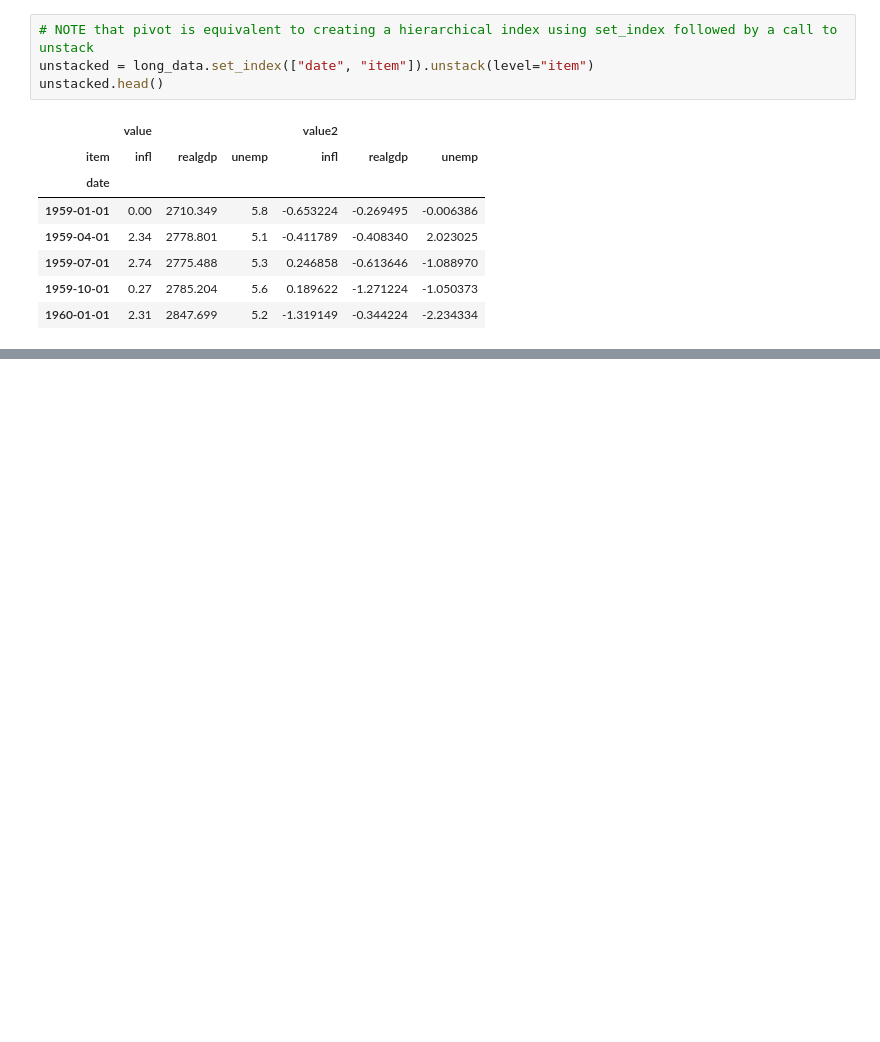
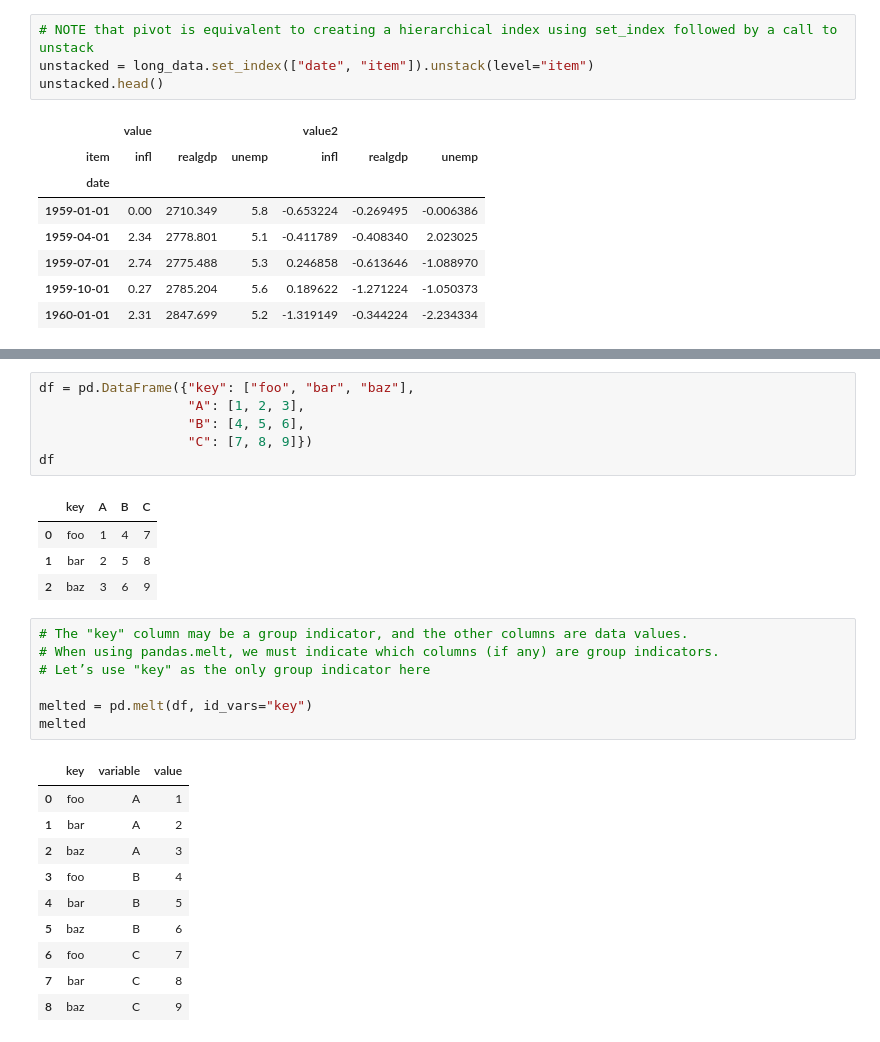
Before and after one commit to f-ckyou/pandas, a Jupyter notebook: pd-8/3_reshaping_and_pivoting.ipynb, the cells around one changed output, grey strips where cells are left out. Saved outputs shown, nothing was run; the diff lists cells and outputs as text; blank space fills up the shorter version.

Commit message:
melt is somehow easy

```diff
--- a/pd-8/3_reshaping_and_pivoting.ipynb
+++ b/pd-8/3_reshaping_and_pivoting.ipynb
@@ -319,0 +330,29 @@ unstacked.head()
+# %%
+df = pd.DataFrame({"key": ["foo", "bar", "baz"],
+                   "A": [1, 2, 3],
+                   "B": [4, 5, 6],
+                   "C": [7, 8, 9]})
+df
+# %% [output]
+|  | key | A | B | C |
+| 0 | foo | 1 | 4 | 7 |
+| 1 | bar | 2 | 5 | 8 |
+| 2 | baz | 3 | 6 | 9 |
+# %%
+# The "key" column may be a group indicator, and the other columns are data values.
+# When using pandas.melt, we must indicate which columns (if any) are group indicators.
+# Let’s use "key" as the only group indicator here
+
+melted = pd.melt(df, id_vars="key")
+melted
+# %% [output]
+|  | key | variable | value |
+| 0 | foo | A | 1 |
+| 1 | bar | A | 2 |
+| 2 | baz | A | 3 |
+| 3 | foo | B | 4 |
+| 4 | bar | B | 5 |
+| 5 | baz | B | 6 |
+| 6 | foo | C | 7 |
+| 7 | bar | C | 8 |
+| 8 | baz | C | 9 |
```
Also changed, not shown: parts of 6 cells of this notebook.
